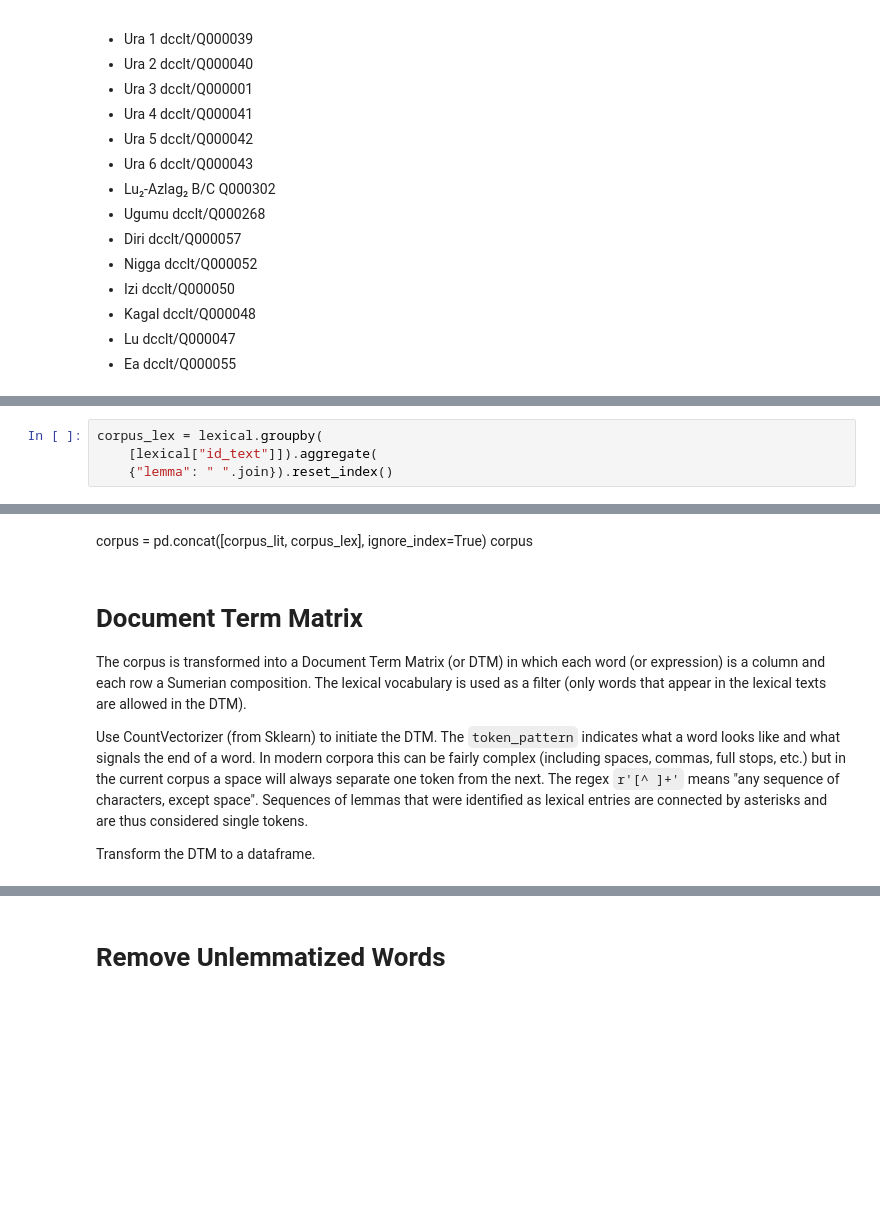
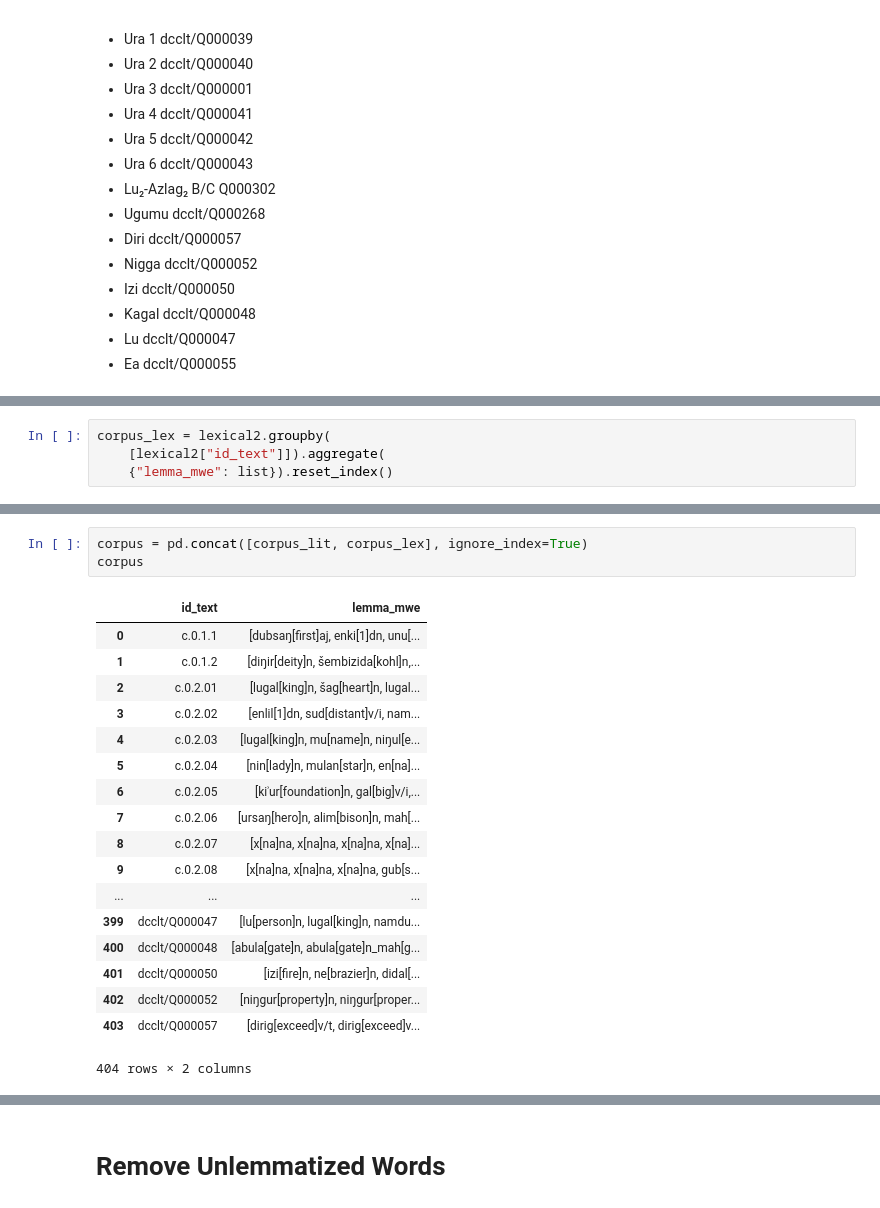
Before and after one commit to niekveldhuis/compass, a Jupyter notebook: 3_Vocabularies/Lit_Lex_Vocab.ipynb, the cells around one changed output, grey strips where cells are left out. Saved outputs shown, nothing was run; the diff lists cells and outputs as text; blank space fills up the shorter version.

```diff
--- a/3_Vocabularies/Lit_Lex_Vocab.ipynb
+++ b/3_Vocabularies/Lit_Lex_Vocab.ipynb
@@ -370,6 +438,6 @@ lexical
 # %%
-corpus_lex = lexical.groupby(
-    [lexical["id_text"]]).aggregate(
-    {"lemma": " ".join}).reset_index()
+corpus_lex = lexical2.groupby(
+    [lexical2["id_text"]]).aggregate(
+    {"lemma_mwe": list}).reset_index()
 # %%
 corpus_lex
@@ -376,10 +456,22 @@ corpus_lex
-# %% [markdown]
-corpus = pd.concat([corpus_lit, corpus_lex], ignore_index=True)
-corpus
-# %% [markdown]
-# Document Term Matrix
-The corpus is transformed into a Document Term Matrix (or DTM) in which each word (or expression) is a column and each row a Sumerian composition. The lexical vocabulary is used as a filter (only words that appear in the lexical texts are allowed in the DTM).
-
-Use CountVectorizer (from Sklearn) to initiate the DTM. The `token_pattern` indicates what a word looks like and what signals the end of a word. In modern corpora this can be fairly complex (including spaces, commas, full stops, etc.) but in the current corpus a space will always separate one token from the next. The regex `r'[^ ]+'` means "any sequence of characters, except space". Sequences of lemmas that were identified as lexical entries are connected by asterisks and are thus considered single tokens.
-
-Transform the DTM to a dataframe.
+# %%
+corpus = pd.concat([corpus_lit, corpus_lex], ignore_index=True)
+corpus
+# %% [output]
+|  | id_text | lemma_mwe |
+| 0 | c.0.1.1 | [dubsaŋ[first]aj, enki[1]dn, unu[... |
+| 1 | c.0.1.2 | [diŋir[deity]n, šembizida[kohl]n,... |
+| 2 | c.0.2.01 | [lugal[king]n, šag[heart]n, lugal... |
+| 3 | c.0.2.02 | [enlil[1]dn, sud[distant]v/i, nam... |
+| 4 | c.0.2.03 | [lugal[king]n, mu[name]n, niŋul[e... |
+| 5 | c.0.2.04 | [nin[lady]n, mulan[star]n, en[na]... |
+| 6 | c.0.2.05 | [kiʾur[foundation]n, gal[big]v/i,... |
+| 7 | c.0.2.06 | [ursaŋ[hero]n, alim[bison]n, mah[... |
+| 8 | c.0.2.07 | [x[na]na, x[na]na, x[na]na, x[na]... |
+| 9 | c.0.2.08 | [x[na]na, x[na]na, x[na]na, gub[s... |
+| ... | ... | ... |
+| 399 | dcclt/Q000047 | [lu[person]n, lugal[king]n, namdu... |
+| 400 | dcclt/Q000048 | [abula[gate]n, abula[gate]n_mah[g... |
+| 401 | dcclt/Q000050 | [izi[fire]n, ne[brazier]n, didal[... |
+| 402 | dcclt/Q000052 | [niŋgur[property]n, niŋgur[proper... |
+| 403 | dcclt/Q000057 | [dirig[exceed]v/t, dirig[exceed]v... |
+404 rows × 2 columns
```
Also changed, not shown: parts of 37 cells of this notebook, 1 other file.
